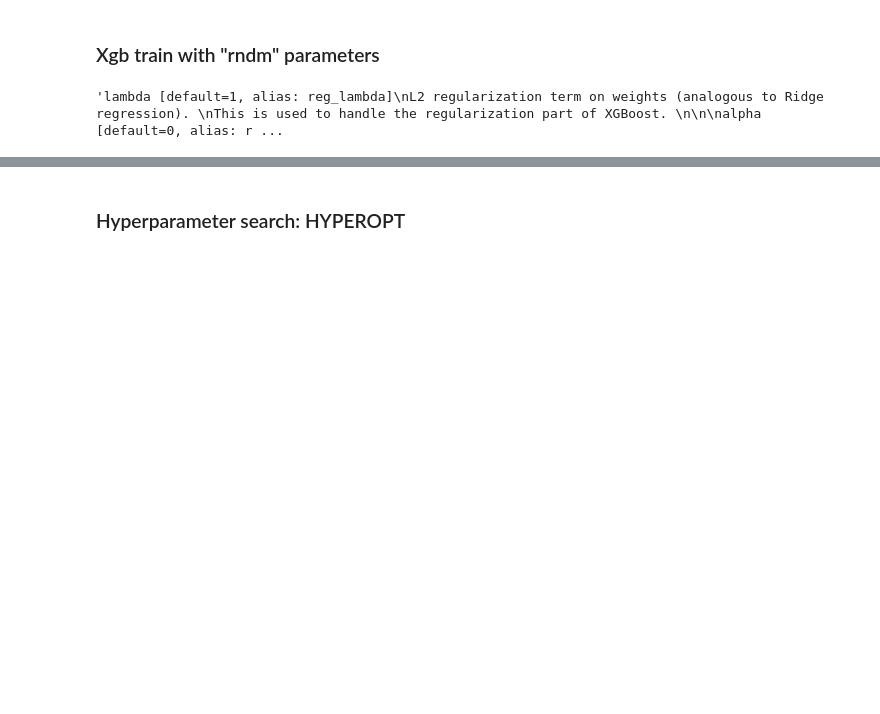
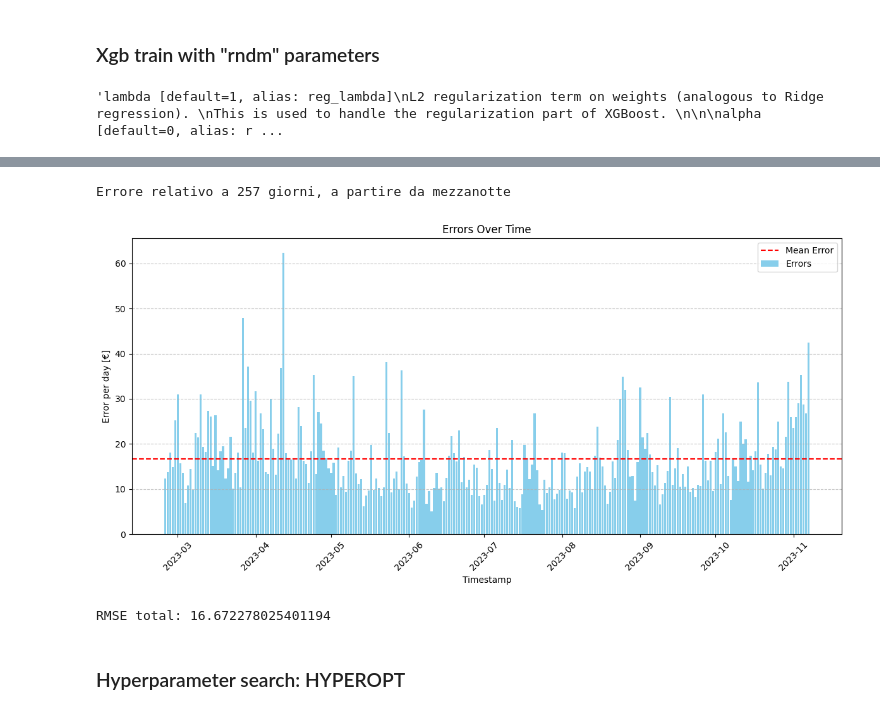
Before and after one commit to GiovanniPerri23/master_thesis, a Jupyter notebook: notebooks_try/XGBoost_model.ipynb, the cells around one changed output, grey strips where cells are left out. Drawn from its saved outputs; the diff is of its cells as text; code cells hidden in the pictures; blank space fills up the shorter version.

```diff
--- a/notebooks_try/XGBoost_model.ipynb
+++ b/notebooks_try/XGBoost_model.ipynb
@@ -230,3 +236,26 @@ raise KeyboardInterrupt("Fine lettura")
+# %%
+def errors_on_rows(y_test_inv, forecast, dataset_input):
+    errors = calculate_rmse_errors(y_test_inv, forecast)
+    # Ottieni il timestamp per le righe di test
+    test_timestamps = dataset_input.iloc[-y_test_inv.shape[0]:].index
+
+    # Converti l'indice in oggetti datetime
+    test_timestamps = pd.to_datetime(test_timestamps)
+    midnight_errors, midnight_timestamps = filter_errors_at_midnight(errors, test_timestamps)
+
+    mean_midnight_error = np.mean(midnight_errors)
+
+    visualize_errors_with_timestamps(midnight_errors, midnight_timestamps, mean_midnight_error)
+
+
+    print("RMSE total:", mean_midnight_error)
+# %%
+# da sistemare, vorrei aggiungere che scegli anche la metrica degli errori
+errors_on_rows(y_test_inv, xgb_forecast_inv, dataset_input)
+# %% [output]
+Errore relativo a 257 giorni, a partire da mezzanotte
+[figure, added]
+RMSE total: 16.672278025401194
 # %% [markdown]
 ### Hyperparameter search: HYPEROPT
 # %%
```
Also changed, not shown: parts of 16 cells of this notebook, 5 other files.
